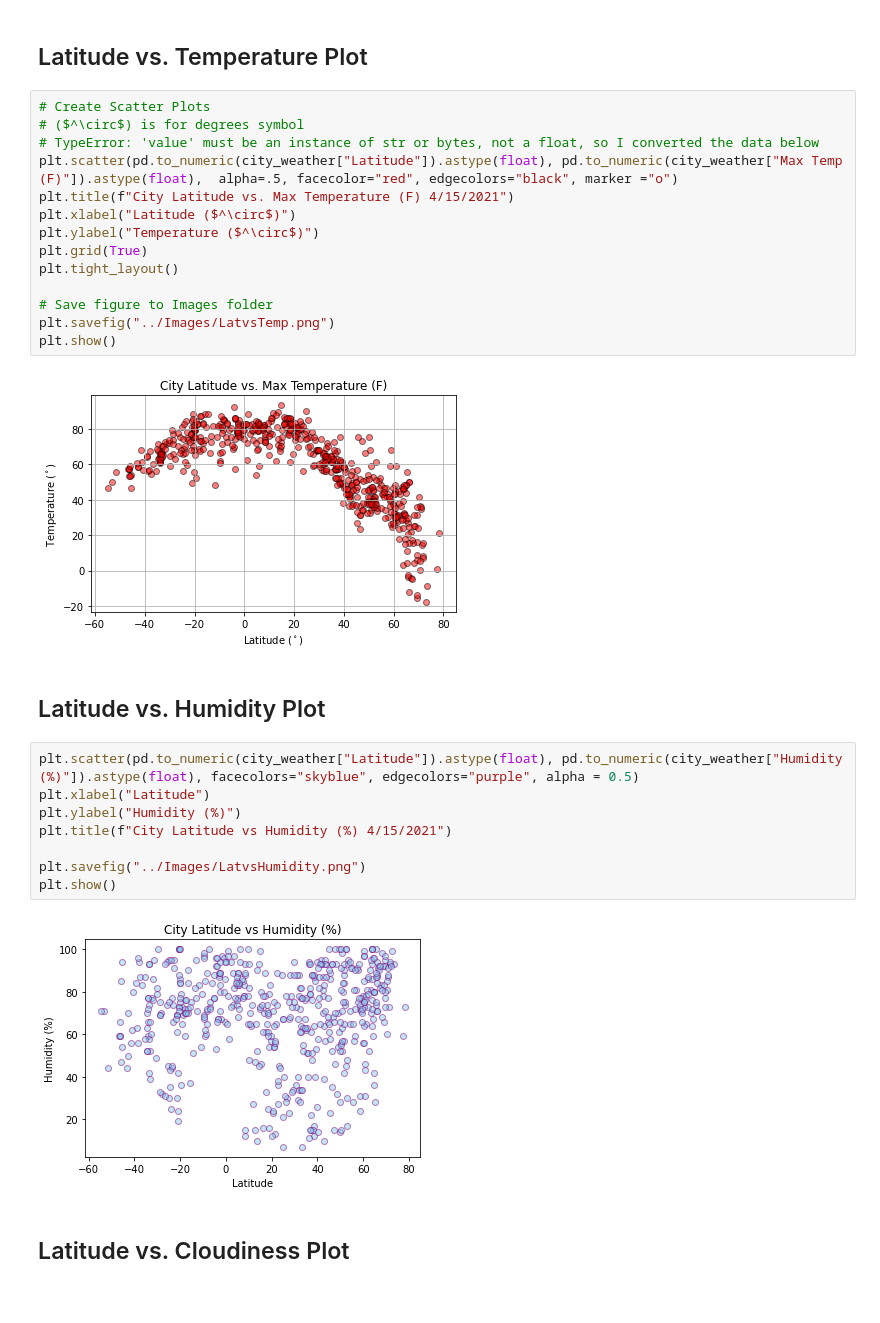
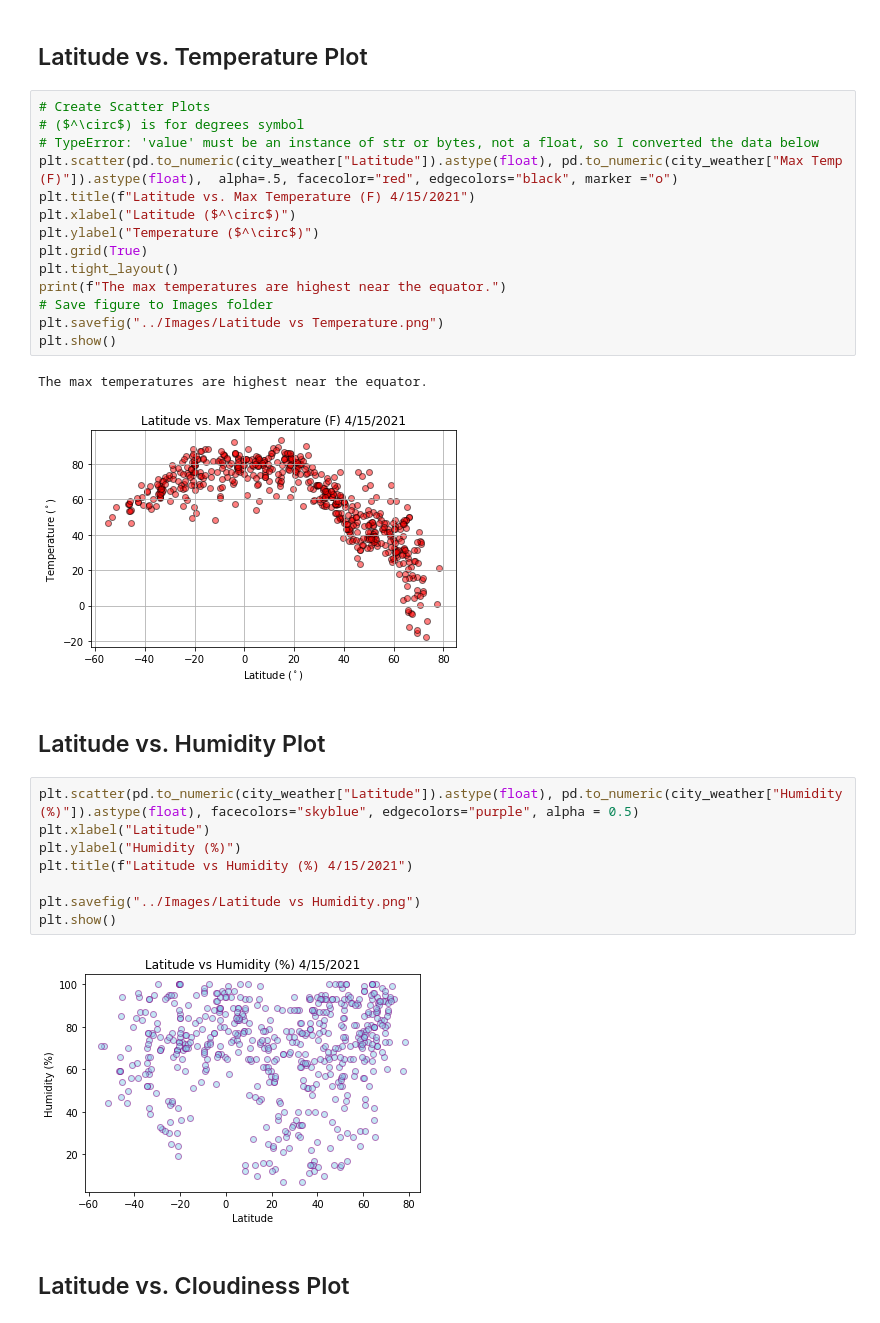
Before and after one commit to mgeorgic/Python-API-Weather, a Jupyter notebook: Code/WeatherPy.ipynb, the cells around one changed output. Drawn from its saved outputs; the diff is of its cells as text.

```diff
--- a/Code/WeatherPy.ipynb
+++ b/Code/WeatherPy.ipynb
@@ -188,31 +202,32 @@ Skip this step if there are no cities that have humidity > 100%.
 # %%
 # Create Scatter Plots
 # ($^\circ$) is for degrees symbol
 # TypeError: 'value' must be an instance of str or bytes, not a float, so I converted the data below
 plt.scatter(pd.to_numeric(city_weather["Latitude"]).astype(float), pd.to_numeric(city_weather["Max Temp (F)"]).astype(float),  alpha=.5, facecolor="red", edgecolors="black", marker ="o")
-plt.title(f"City Latitude vs. Max Temperature (F) 4/15/2021")
+plt.title(f"Latitude vs. Max Temperature (F) 4/15/2021")
 plt.xlabel("Latitude ($^\circ$)")
 plt.ylabel("Temperature ($^\circ$)")
 plt.grid(True)
 plt.tight_layout()
-
+print(f"The max temperatures are highest near the equator.")
 # Save figure to Images folder
-plt.savefig("../Images/LatvsTemp.png")
+plt.savefig("../Images/Latitude vs Temperature.png")
 plt.show()
 # %% [output]
+The max temperatures are highest near the equator.
-[figure, old version]
+[figure, new version]
 # %% [markdown]
 ## Latitude vs. Humidity Plot
 # %%
 plt.scatter(pd.to_numeric(city_weather["Latitude"]).astype(float), pd.to_numeric(city_weather["Humidity (%)"]).astype(float), facecolors="skyblue", edgecolors="purple", alpha = 0.5)
 plt.xlabel("Latitude")
 plt.ylabel("Humidity (%)")
-plt.title(f"City Latitude vs Humidity (%) 4/15/2021")
+plt.title(f"Latitude vs Humidity (%) 4/15/2021")
 
-plt.savefig("../Images/LatvsHumidity.png")
+plt.savefig("../Images/Latitude vs Humidity.png")
 plt.show()
 # %% [output]
-[figure, old version]
+[figure, new version]
 # %% [markdown]
 ## Latitude vs. Cloudiness Plot
 # %%
```
Also changed, not shown: parts of 15 cells of this notebook.
